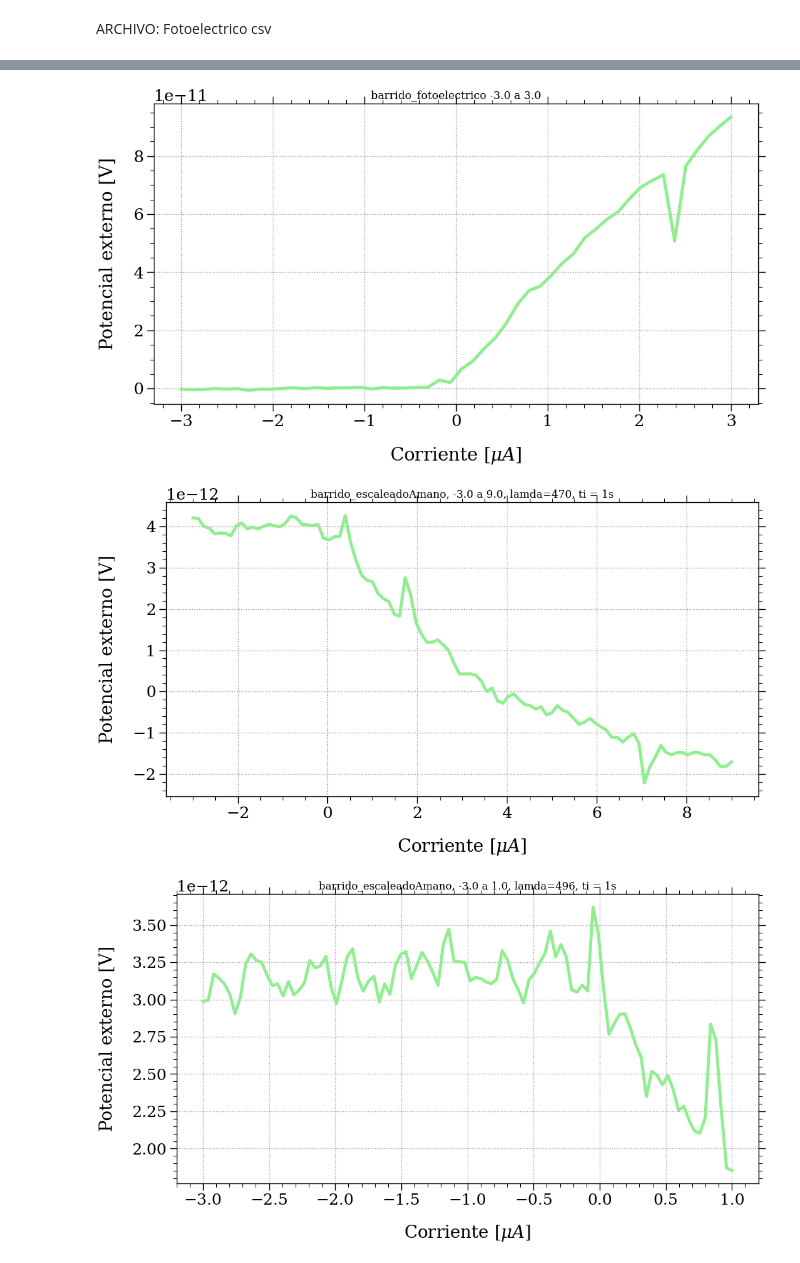
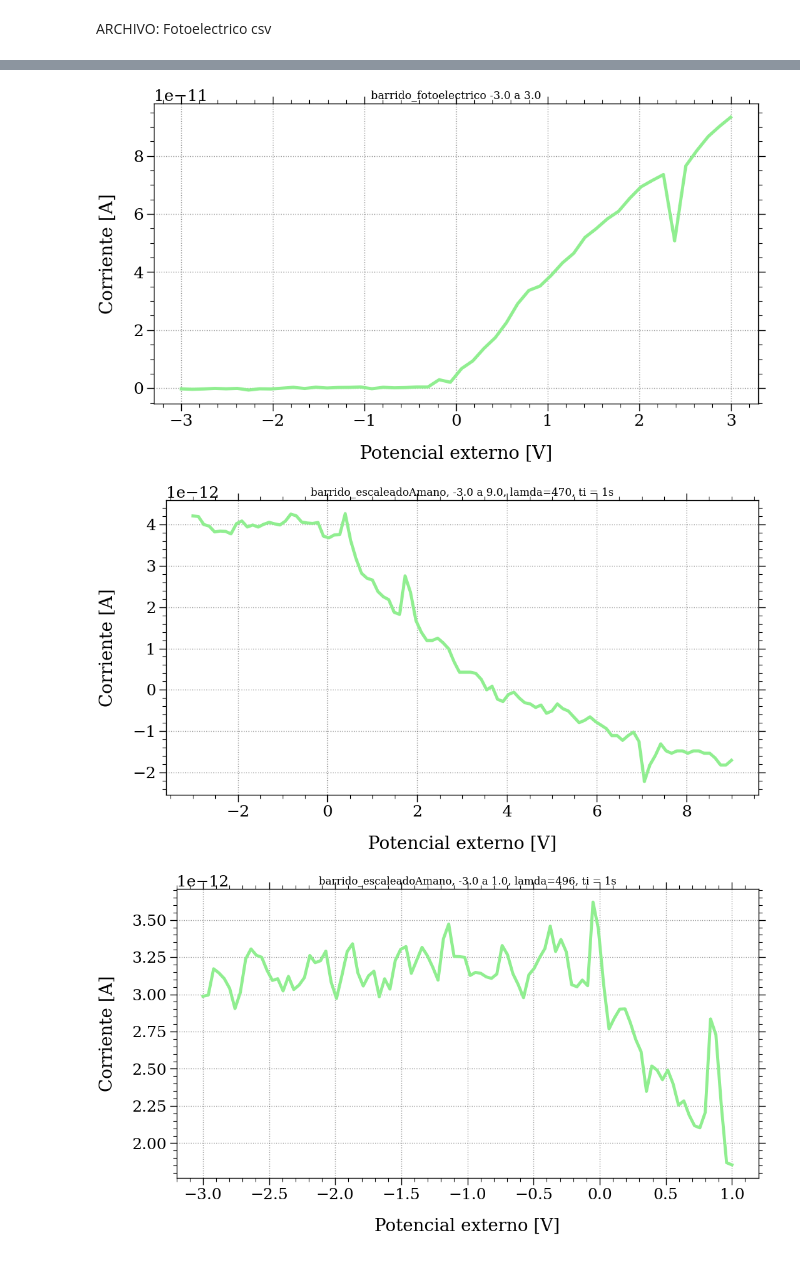
Before and after one commit to Luciocoro/Labo5-Fotoelectrico, a Jupyter notebook: Graficos dia 2.ipynb, the cells around one changed output, grey strips where cells are left out. Cells and saved outputs as stored; diff of their text form; code cells hidden in the pictures.

```diff
--- a/Graficos dia 2.ipynb
+++ b/Graficos dia 2.ipynb
@@ -151,13 +151,13 @@ fig, ax = plt.subplots()
 
 ax.plot(V_ret,I)
 ax.set_title(f'{nombre}')
-ax.set_xlabel(r'Corriente [$\mu A$]')
-ax.set_ylabel(r'Potencial externo [V]')
+ax.set_ylabel(r'Corriente [A]')
+ax.set_xlabel(r'Potencial externo [V]')
 plt.show()
 
 fig.savefig(rf'./Figuras/Mediciones dia 2/{nombre}.png',dpi = 800,bbox_inches="tight")
 # %% [output]
-[figure, old version]
+[figure, new version]
 # %%
 nombre = f'barrido_escaleadoAmano, -3.0 a 9.0, lamda=470, ti = 1s'
 
@@ -173,35 +173,35 @@ fig, ax = plt.subplots()
 
 ax.plot(V_ret,I)
 ax.set_title(f'{nombre}')
-ax.set_xlabel(r'Corriente [$\mu A$]')
-ax.set_ylabel(r'Potencial externo [V]')
+ax.set_ylabel(r'Corriente [A]')
+ax.set_xlabel(r'Potencial externo [V]')
 plt.show()
 
 fig.savefig(rf'./Figuras/Mediciones dia 2/{nombre}.png',dpi = 800,bbox_inches="tight")
 # %% [output]
-[figure, old version]
+[figure, new version]
 # %%
 nombre = f'barrido_escaleadoAmano, -3.0 a 1.0, lamda=496, ti = 1s'
 
 df = pd.read_csv(f'./Mediciones Dia 2/{nombre}.csv')
 
 V_ret = df['Potencial Retardador'].values
 I = df['Corriente'].values
 fase = df['Desfasaje'].values
 escala_temp = df['EscTemporal'].values
 escala_amp = df['EscAmplitud'].values
 
 fig, ax = plt.subplots()
 
 ax.plot(V_ret,I)
 ax.set_title(f'{nombre}')
-ax.set_xlabel(r'Corriente [$\mu A$]')
-ax.set_ylabel(r'Potencial externo [V]')
+ax.set_ylabel(r'Corriente [A]')
+ax.set_xlabel(r'Potencial externo [V]')
 plt.show()
 
 fig.savefig(rf'./Figuras/Mediciones dia 2/{nombre}.png',dpi = 800,bbox_inches="tight")
 # %% [output]
-[figure, old version]
+[figure, new version]
 # %%
 nombre = f'barrido_escaleadoAmano, -3.0 a 1.0, lamda=476, ti = 300ms'
 
```
Also changed, not shown: parts of 10 cells of this notebook, 12 other files.
